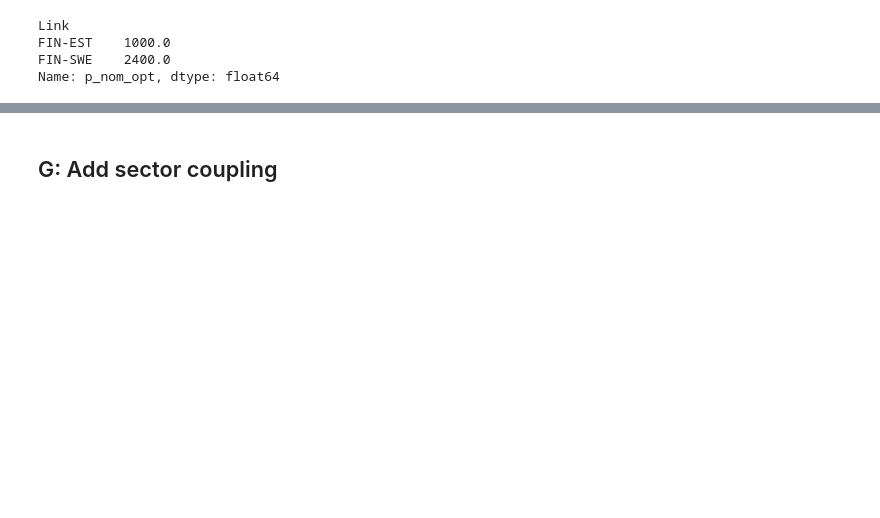
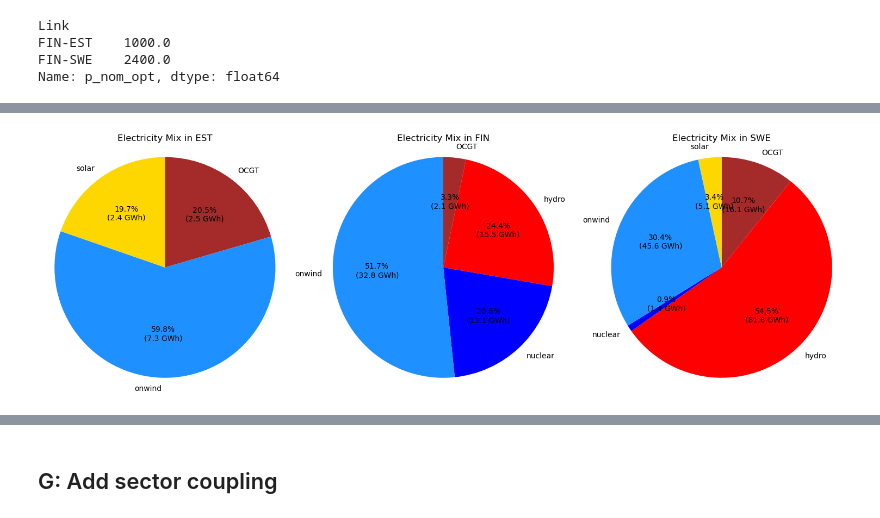
Before and after one commit to NicolineSimoneDTU/Integrated_Project, a Jupyter notebook: project.ipynb, the cells around one changed output, grey strips where cells are left out. Drawn from its saved outputs; the diff is of its cells as text; code cells hidden in the pictures; blank space fills up the shorter version.

```diff
--- a/project.ipynb
+++ b/project.ipynb
@@ -782,0 +864,38 @@ Name: p_nom_opt, dtype: float64
+# %%
+# Group generation by bus and carrier
+generation_data = network.generators_t.p.sum(axis=0).groupby(
+    [network.generators.bus, network.generators.carrier]
+).sum().div(1e6).round(1)  # in GWh
+
+# Extract country names
+countries = sorted({bus.split("_")[0] for bus in generation_data.index.get_level_values(0)})
+
+# Plot pie charts
+fig, axs = plt.subplots(1, len(countries), figsize=(5 * len(countries), 5))
+
+for i, country in enumerate(countries):
+    # Filter generation data for this country
+    country_data = generation_data.loc[generation_data.index.get_level_values(0) == f"{country}_el"]
+
+    # Filter out zero-generation entries
+    filtered = country_data[country_data > 0]
+
+    labels = filtered.index.get_level_values(1)  # technology names
+    values = filtered.values
+    colors_used = [network.carriers.at[tech, "color"] for tech in labels]
+
+    axs[i].pie(
+        values,
+        labels=labels,
+        colors=colors_used,
+        startangle=90,
+        counterclock=False,
+        autopct=lambda pct: f"{pct:.1f}%\n({(pct / 100) * sum(values):.1f} GWh)"
+    )
+    axs[i].axis("equal")
+    axs[i].set_title(f"Electricity Mix in {country}")
+
+plt.tight_layout()
+plt.show()
+# %% [output]
+[figure, added]
```
Also changed, not shown: parts of 26 cells of this notebook.
